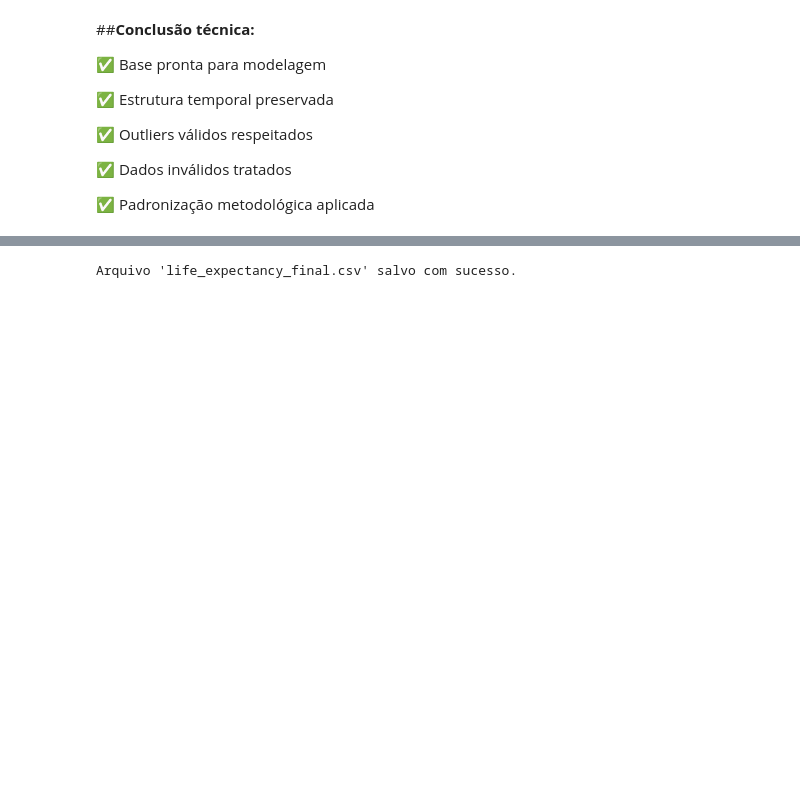
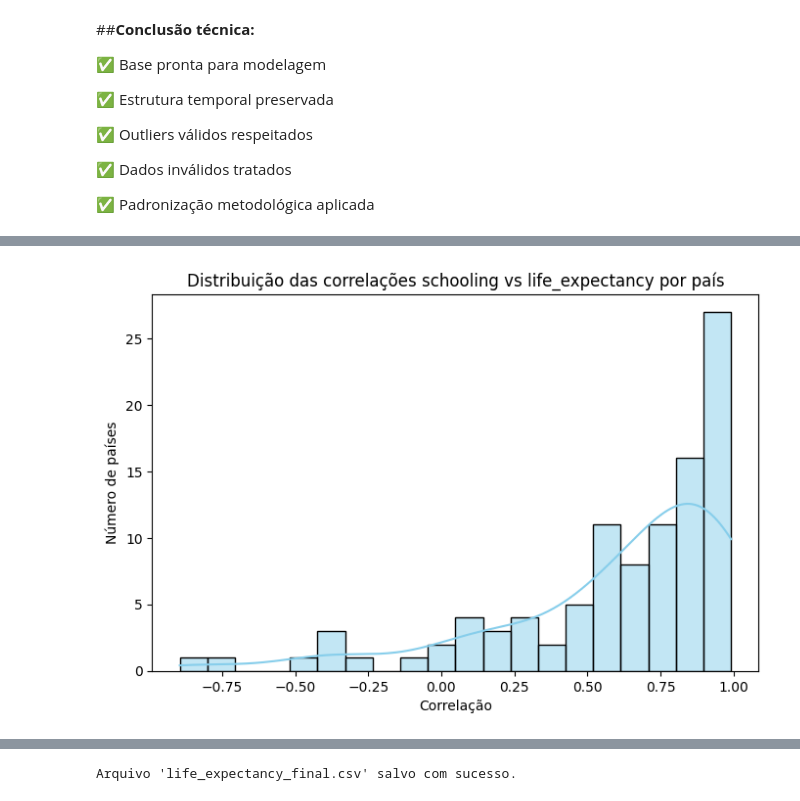
Before and after one commit to PauloVBernardo/life_expectancy_eda, a Jupyter notebook: notebooks/Expectativa_vida.ipynb, the cells around one changed output, grey strips where cells are left out. Saved outputs shown, nothing was run; the diff lists cells and outputs as text; code cells hidden in the pictures; blank space fills up the shorter version.

```diff
--- a/notebooks/Expectativa_vida.ipynb
+++ b/notebooks/Expectativa_vida.ipynb
@@ -1769,0 +2009,30 @@ dtype: int64
+# %%
+def plota_correlacao(df, col_x, col_y, min_obs=5):
+    """
+    Calcula e plota a distribuição das correlações entre duas variáveis
+    para cada país no dataset.
+
+    Parâmetros:
+    - df: DataFrame com os dados
+    - col_x: nome da primeira coluna (string)
+    - col_y: nome da segunda coluna (string)
+    - min_obs: número mínimo de observações não nulas para calcular a correlação
+    """
+    correlations =[]
+    for country, group in df.groupby('country', observed=True):
+        if group[col_x].notna().sum() > min_obs and group[col_y].notna().sum() > min_obs:
+            if group[col_x].nunique() > 1 and group[col_y].nunique() > 1:
+                corr = group[col_x].corr(group[col_y])
+                if pd.notnull(corr):
+                    correlations.append(corr)
+
+    plt.figure(figsize=(8,5))
+    sns.histplot(correlations, bins=20, kde=True, color='skyblue')
+    plt.title(f'Distribuição das correlações {col_x} vs {col_y} por país')
+    plt.xlabel('Correlação')
+    plt.ylabel('Número de países')
+    plt.show()
+# %%
+plota_correlacao(df_imputed, "schooling", "life_expectancy")
+# %% [output]
+[figure, added]
```
Also changed, not shown: parts of 51 cells of this notebook, 4 other files.
